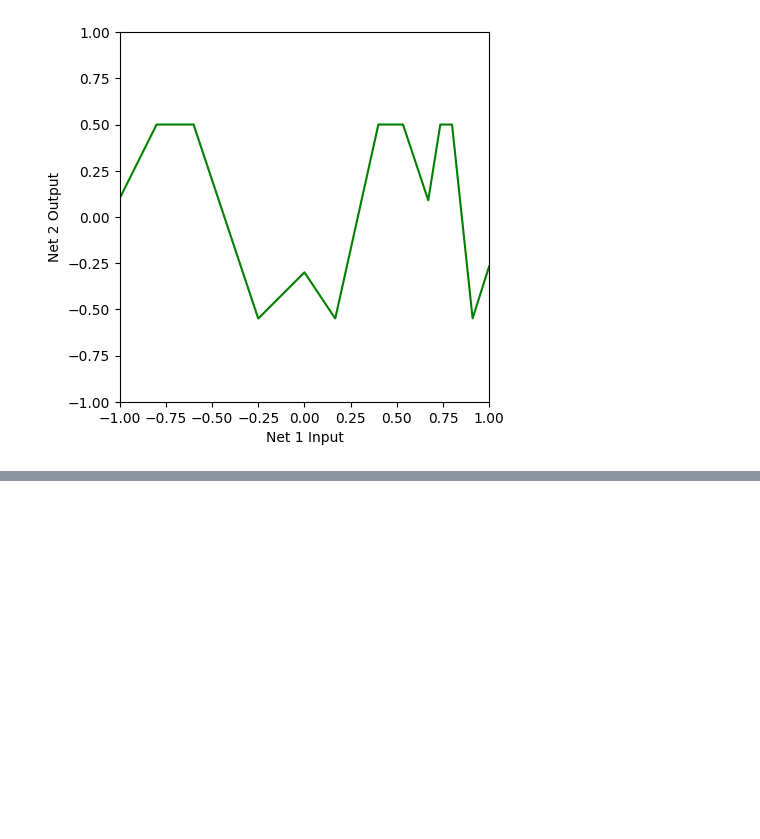
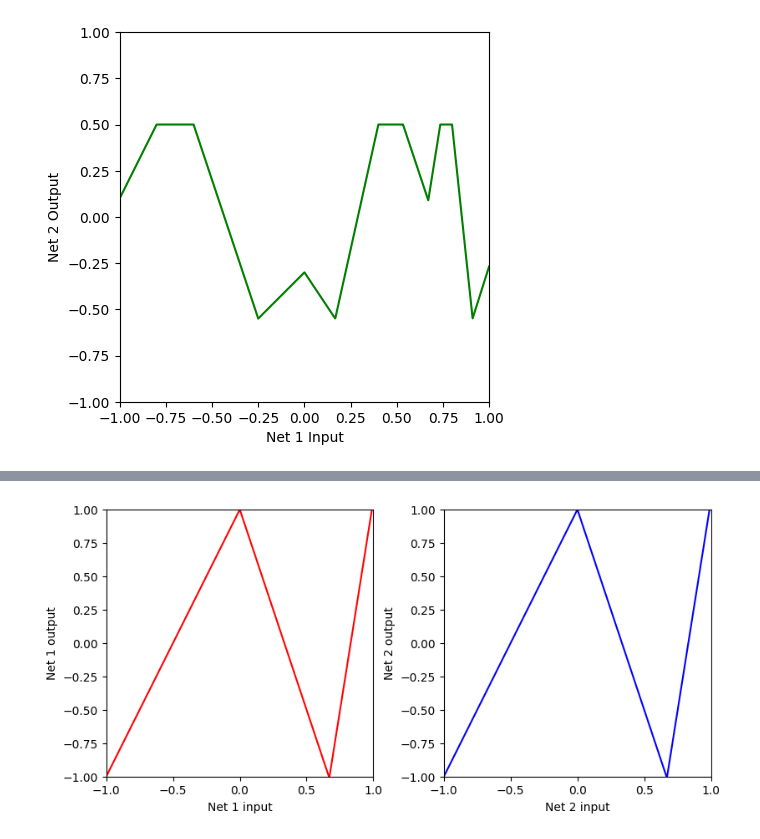
Before and after one commit to Saransh-Basu-01/Understanding-Deep-learning-, a Jupyter notebook: Deep_Neural_Networks.ipynb, the cells around one changed output, grey strips where cells are left out. Saved outputs shown, nothing was run; the diff lists cells and outputs as text; code cells hidden in the pictures; blank space fills up the shorter version.

```diff
--- a/Deep_Neural_Networks.ipynb
+++ b/Deep_Neural_Networks.ipynb
@@ -94,0 +111,8 @@ plot_neural_two_components(x, net1_out, net2_out, net12_out)
+# %%
+
+# Let's change things again.  What happens if the first network and second networks are the same?
+net1_out = shallow_1_1_3(x, ReLU, n1_phi_0, n1_phi_1, n1_phi_2, n1_phi_3, n1_theta_10, n1_theta_11, n1_theta_20, n1_theta_21, n1_theta_30, n1_theta_31)
+net2_out_new = shallow_1_1_3(x, ReLU, n1_phi_0, n1_phi_1, n1_phi_2, n1_phi_3, n1_theta_10, n1_theta_11, n1_theta_20, n1_theta_21, n1_theta_30, n1_theta_31)
+plot_neural_two_components(x, net1_out, net2_out_new)
+# %% [output]
+[figure, added]
```
Also changed, not shown: parts of 3 cells of this notebook.
